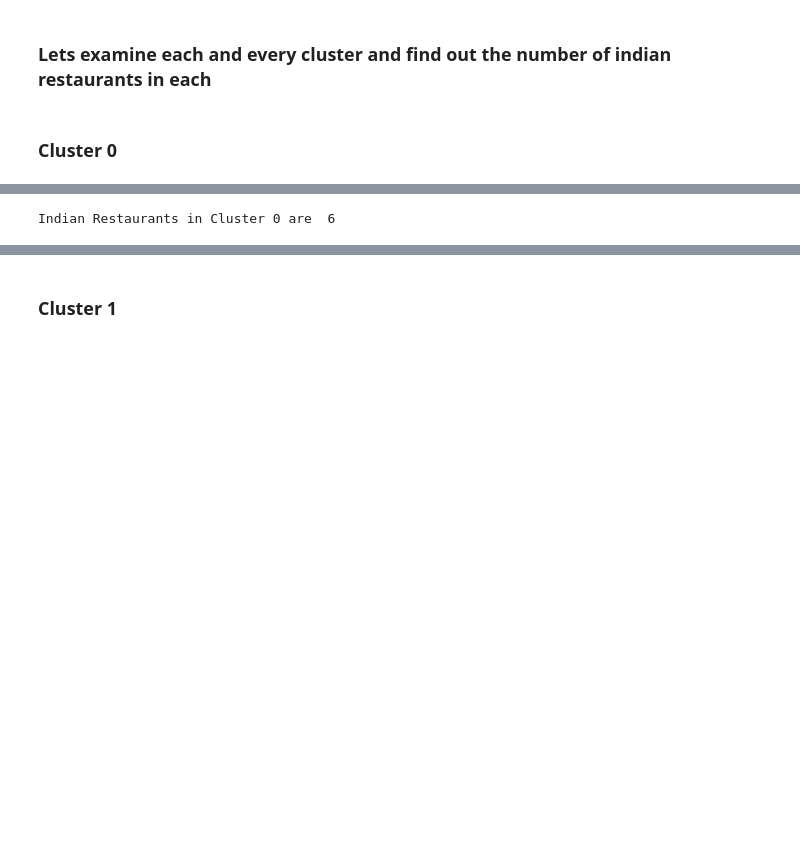
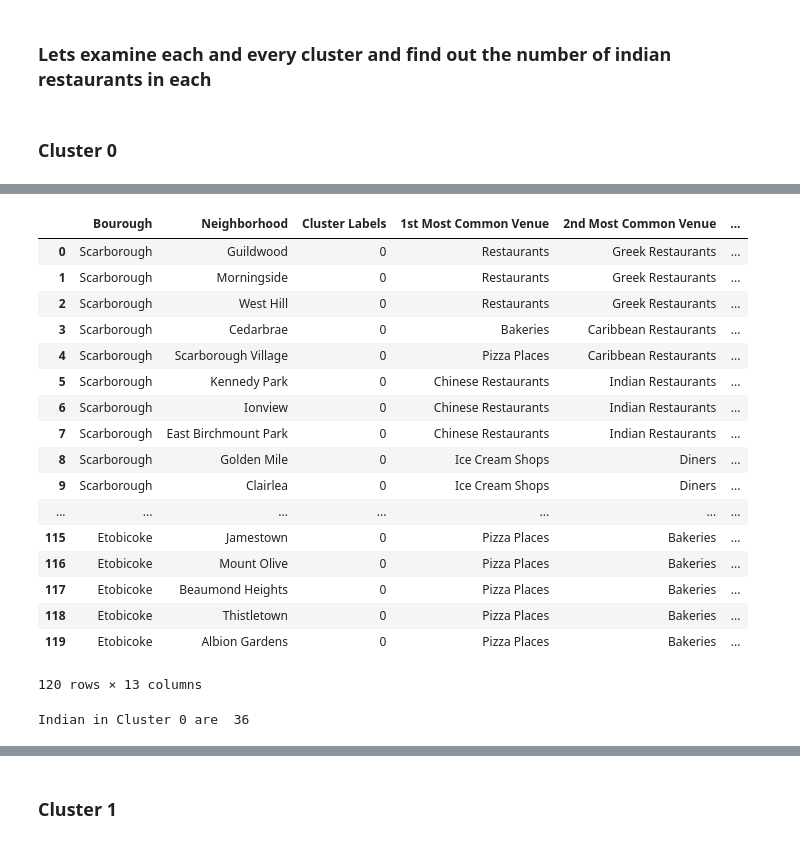
Before and after one commit to ParthRaj22/Battle-of-Neighborhoods, a Jupyter notebook: Battle of Neighborhoods.ipynb, the cells around one changed output, grey strips where cells are left out. Drawn from its saved outputs; the diff is of its cells as text; code cells hidden in the pictures; blank space fills up the shorter version.

```diff
--- a/Battle of Neighborhoods.ipynb
+++ b/Battle of Neighborhoods.ipynb
@@ -557,10 +636,31 @@ cluster0
+# %%
+cluster0.reset_index(drop=True)
+# %% [output]
+|  | Bourough | Neighborhood | Cluster Labels | 1st Most Common Venue | 2nd Most Common Venue | ... |
+| 0 | Scarborough | Guildwood | 0 | Restaurants | Greek Restaurants | ... |
+| 1 | Scarborough | Morningside | 0 | Restaurants | Greek Restaurants | ... |
+| 2 | Scarborough | West Hill | 0 | Restaurants | Greek Restaurants | ... |
+| 3 | Scarborough | Cedarbrae | 0 | Bakeries | Caribbean Restaurants | ... |
+| 4 | Scarborough | Scarborough Village | 0 | Pizza Places | Caribbean Restaurants | ... |
+| 5 | Scarborough | Kennedy Park | 0 | Chinese Restaurants | Indian Restaurants | ... |
+| 6 | Scarborough | Ionview | 0 | Chinese Restaurants | Indian Restaurants | ... |
+| 7 | Scarborough | East Birchmount Park | 0 | Chinese Restaurants | Indian Restaurants | ... |
+| 8 | Scarborough | Golden Mile | 0 | Ice Cream Shops | Diners | ... |
+| 9 | Scarborough | Clairlea | 0 | Ice Cream Shops | Diners | ... |
+| ... | ... | ... | ... | ... | ... | ... |
+| 115 | Etobicoke | Jamestown | 0 | Pizza Places | Bakeries | ... |
+| 116 | Etobicoke | Mount Olive | 0 | Pizza Places | Bakeries | ... |
+| 117 | Etobicoke | Beaumond Heights | 0 | Pizza Places | Bakeries | ... |
+| 118 | Etobicoke | Thistletown | 0 | Pizza Places | Bakeries | ... |
+| 119 | Etobicoke | Albion Gardens | 0 | Pizza Places | Bakeries | ... |
+120 rows × 13 columns
 # %%
 Indian_resto_count_0=0
 for i in range(3,len(cluster0.columns)):
     Indian_resto_count_0= Indian_resto_count_0 + cluster0[cluster0.columns[i]].str.count('Indian Restaurants').sum()
-print('Indian Restaurants in Cluster 0 are ',Indian_resto_count_0)
+print('Indian in Cluster 0 are ',Indian_resto_count_0)
 # %% [output]
-Indian Restaurants in Cluster 0 are  6
+Indian in Cluster 0 are  36
 # %%
 print('Percentage of Indian restaurants in Cluster 0 is {0:.2f}%'.format((Indian_resto_count_0/cluster0.shape[0])*100))
 # %% [output]
```
Also changed, not shown: parts of 49 cells of this notebook.
